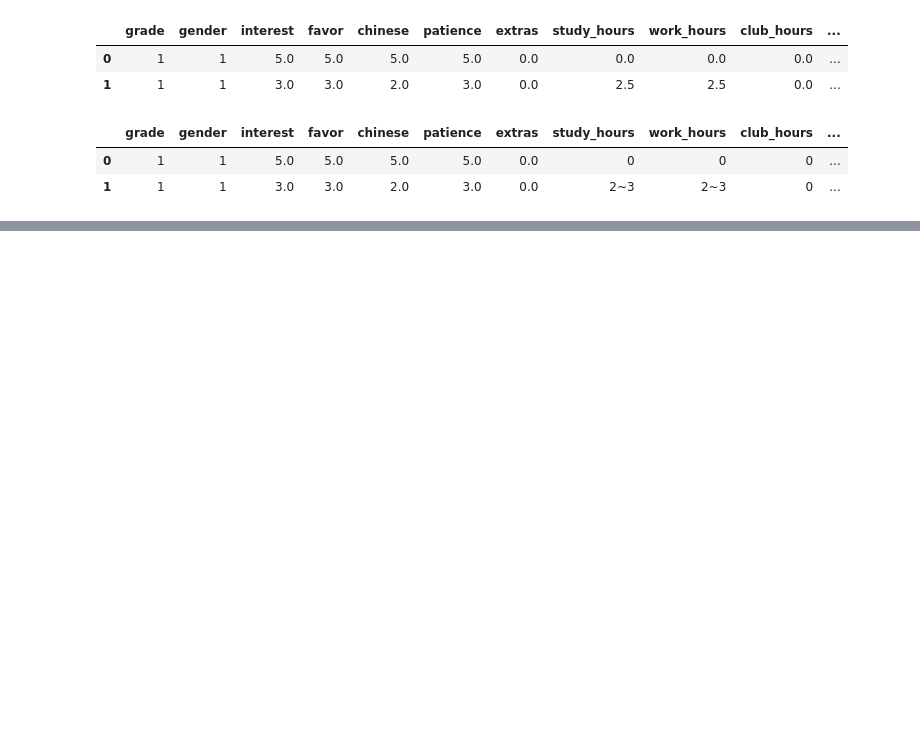
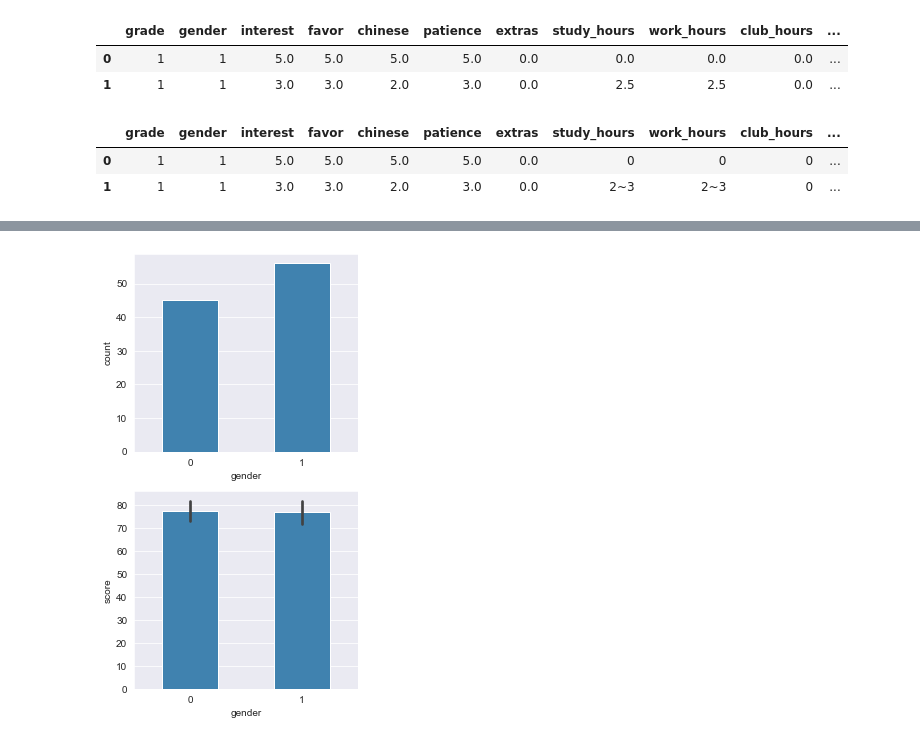
Before and after one commit to doggydoggy0101/math_project, a Jupyter notebook: regression_analysis/group_project/dataPlot.ipynb, the cells around one changed output, grey strips where cells are left out. Cells and saved outputs as stored; diff of their text form; code cells hidden in the pictures; blank space fills up the shorter version.

```diff
--- a/regression_analysis/group_project/dataPlot.ipynb
+++ b/regression_analysis/group_project/dataPlot.ipynb
@@ -102,0 +43,4 @@ plt.show()
+# %%
+plot("gender", 2)
+# %% [output]
+[figure, added]
```
Also changed, not shown: parts of 23 cells of this notebook.
